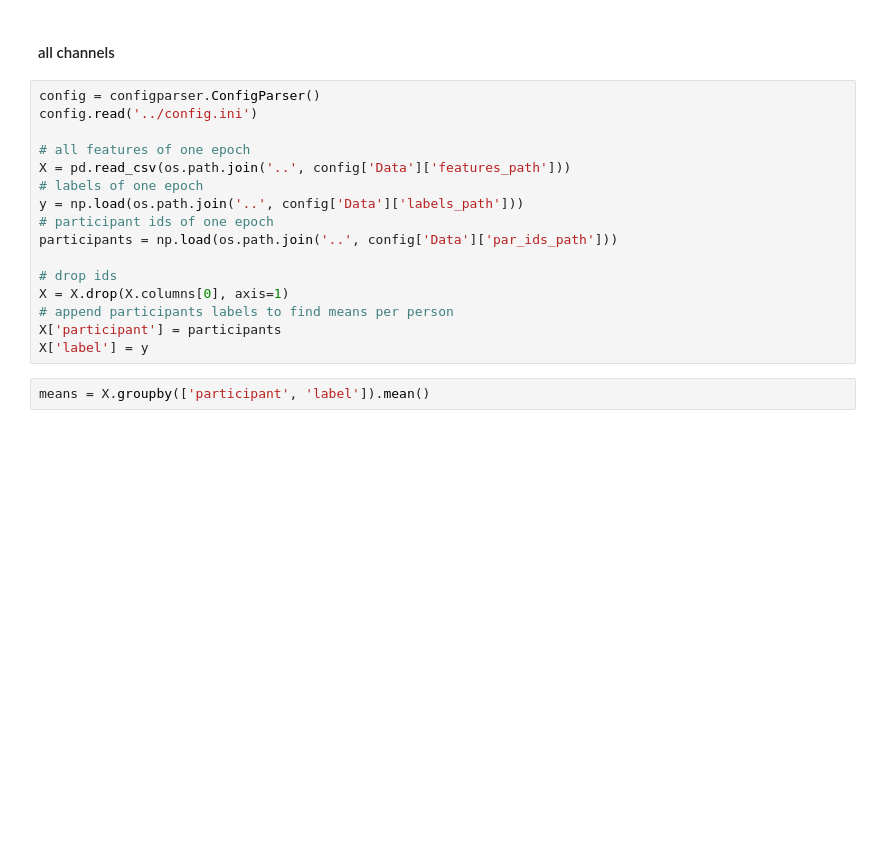
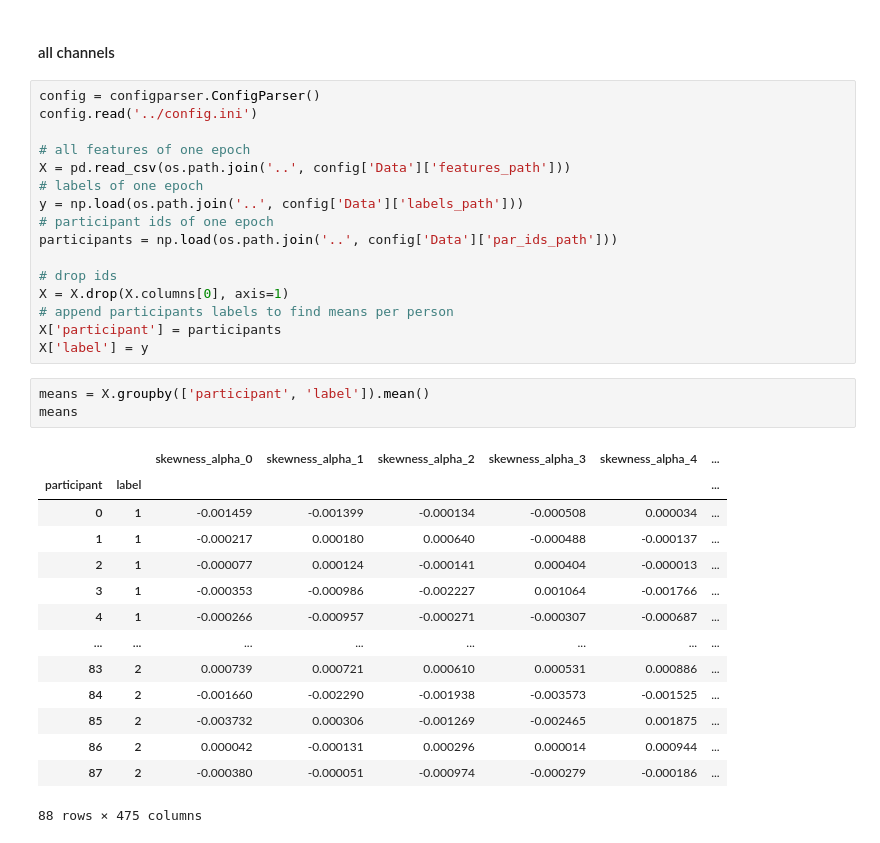
Before and after one commit to strajdzsha/EEG-classification, a Jupyter notebook: analysis/box_plots.ipynb, the cells around one changed output. Saved outputs shown, nothing was run; the diff lists cells and outputs as text; blank space fills up the shorter version.

```diff
--- a/analysis/box_plots.ipynb
+++ b/analysis/box_plots.ipynb
@@ -35,5 +37,21 @@ X['participant'] = participants
 X['label'] = y
 # %%
 means = X.groupby(['participant', 'label']).mean()
+means
+# %% [output]
+|  |  | skewness_alpha_0 | skewness_alpha_1 | skewness_alpha_2 | skewness_alpha_3 | skewness_alpha_4 | ... |
+| participant | label |  |  |  |  |  | ... |
+| 0 | 1 | -0.001459 | -0.001399 | -0.000134 | -0.000508 | 0.000034 | ... |
+| 1 | 1 | -0.000217 | 0.000180 | 0.000640 | -0.000488 | -0.000137 | ... |
+| 2 | 1 | -0.000077 | 0.000124 | -0.000141 | 0.000404 | -0.000013 | ... |
+| 3 | 1 | -0.000353 | -0.000986 | -0.002227 | 0.001064 | -0.001766 | ... |
+| 4 | 1 | -0.000266 | -0.000957 | -0.000271 | -0.000307 | -0.000687 | ... |
+| ... | ... | ... | ... | ... | ... | ... | ... |
+| 83 | 2 | 0.000739 | 0.000721 | 0.000610 | 0.000531 | 0.000886 | ... |
+| 84 | 2 | -0.001660 | -0.002290 | -0.001938 | -0.003573 | -0.001525 | ... |
+| 85 | 2 | -0.003732 | 0.000306 | -0.001269 | -0.002465 | 0.001875 | ... |
+| 86 | 2 | 0.000042 | -0.000131 | 0.000296 | 0.000014 | 0.000944 | ... |
+| 87 | 2 | -0.000380 | -0.000051 | -0.000974 | -0.000279 | -0.000186 | ... |
+88 rows × 475 columns
 # %%
 cols = list(means.columns)
```
Also changed, not shown: parts of 27 cells of this notebook, 40 other files.
